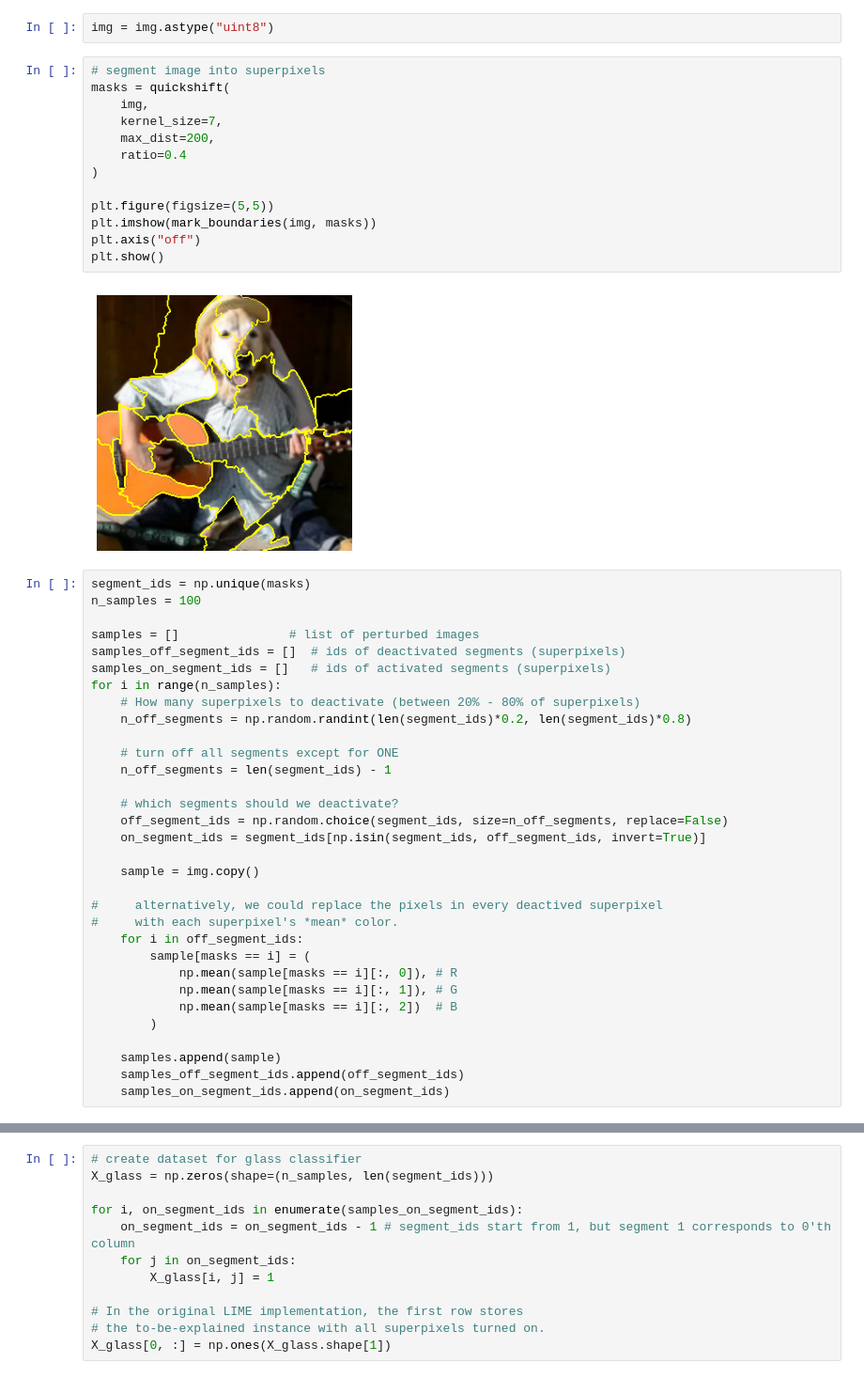
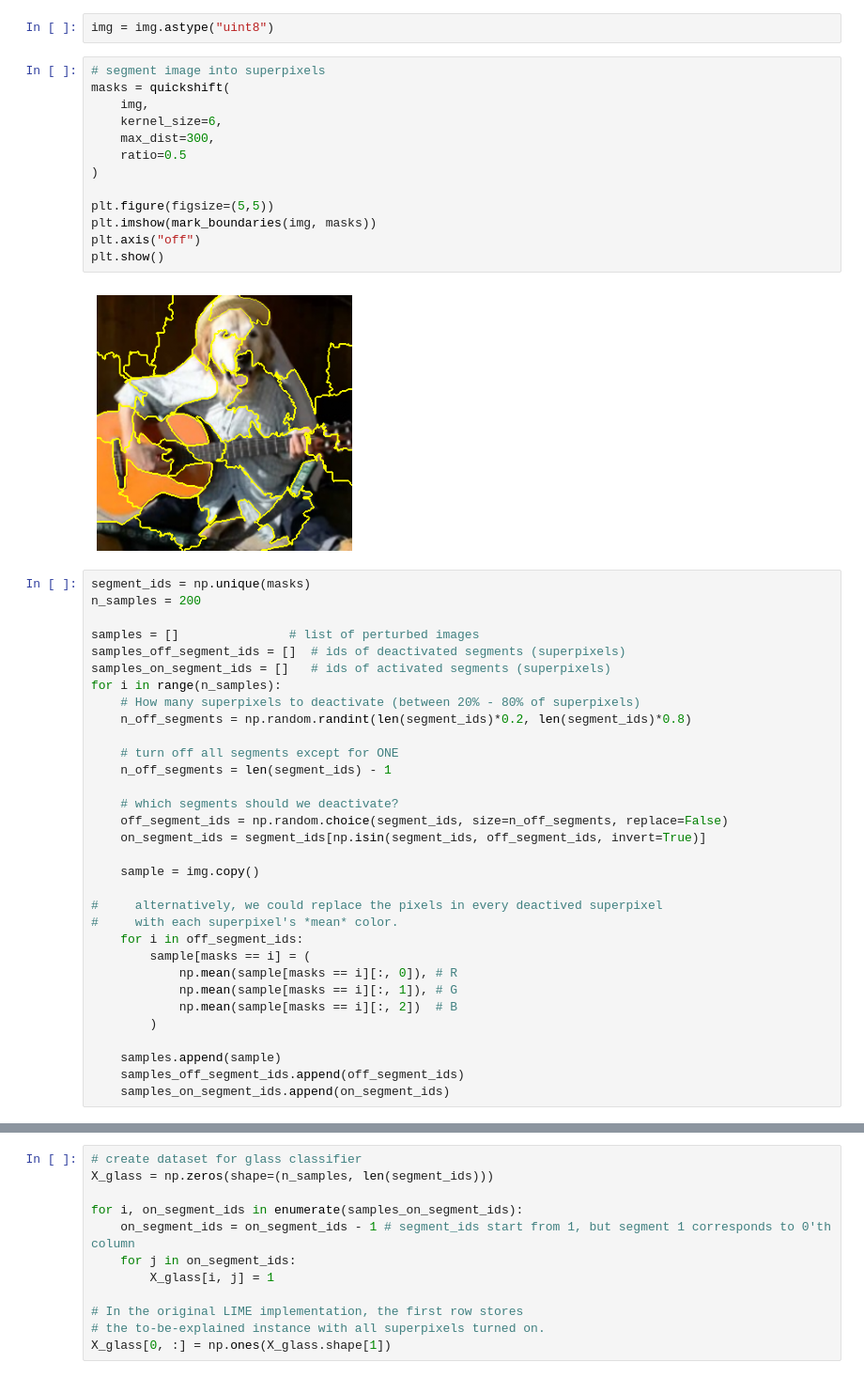
Before and after one commit to ngandlau/fun, a Jupyter notebook: understanding-lime.ipynb, the cells around one changed output, grey strips where cells are left out. Shown at 94% size. Saved outputs shown, nothing was run; the diff lists cells and outputs as text.

Commit message:
Test Implementation with Image from Lime Paper

```diff
--- a/understanding-lime.ipynb
+++ b/understanding-lime.ipynb
@@ -900,21 +900,21 @@ img = img.astype("uint8")
 # %%
 # segment image into superpixels
 masks = quickshift(
     img,
-    kernel_size=7,
-    max_dist=200,
-    ratio=0.4
+    kernel_size=6,
+    max_dist=300,
+    ratio=0.5
 )
 
 plt.figure(figsize=(5,5))
 plt.imshow(mark_boundaries(img, masks))
 plt.axis("off")
 plt.show()
 # %% [output]
-[figure, old version]
+[figure, new version]
 # %%
 segment_ids = np.unique(masks)
-n_samples = 100
+n_samples = 200
 
 samples = []               # list of perturbed images
 samples_off_segment_ids = []  # ids of deactivated segments (superpixels)
```
Also changed, not shown: parts of 5 cells of this notebook.
